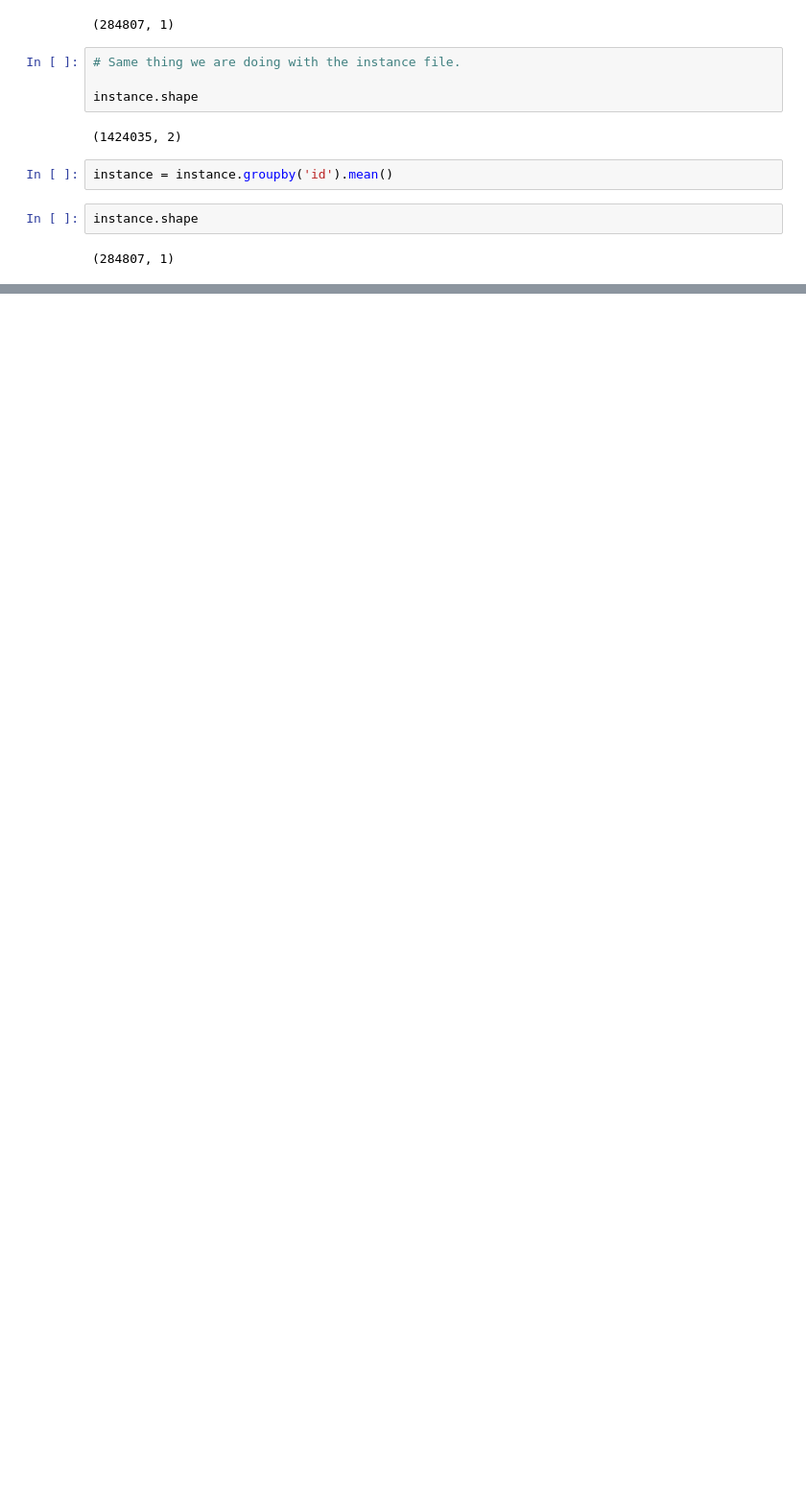
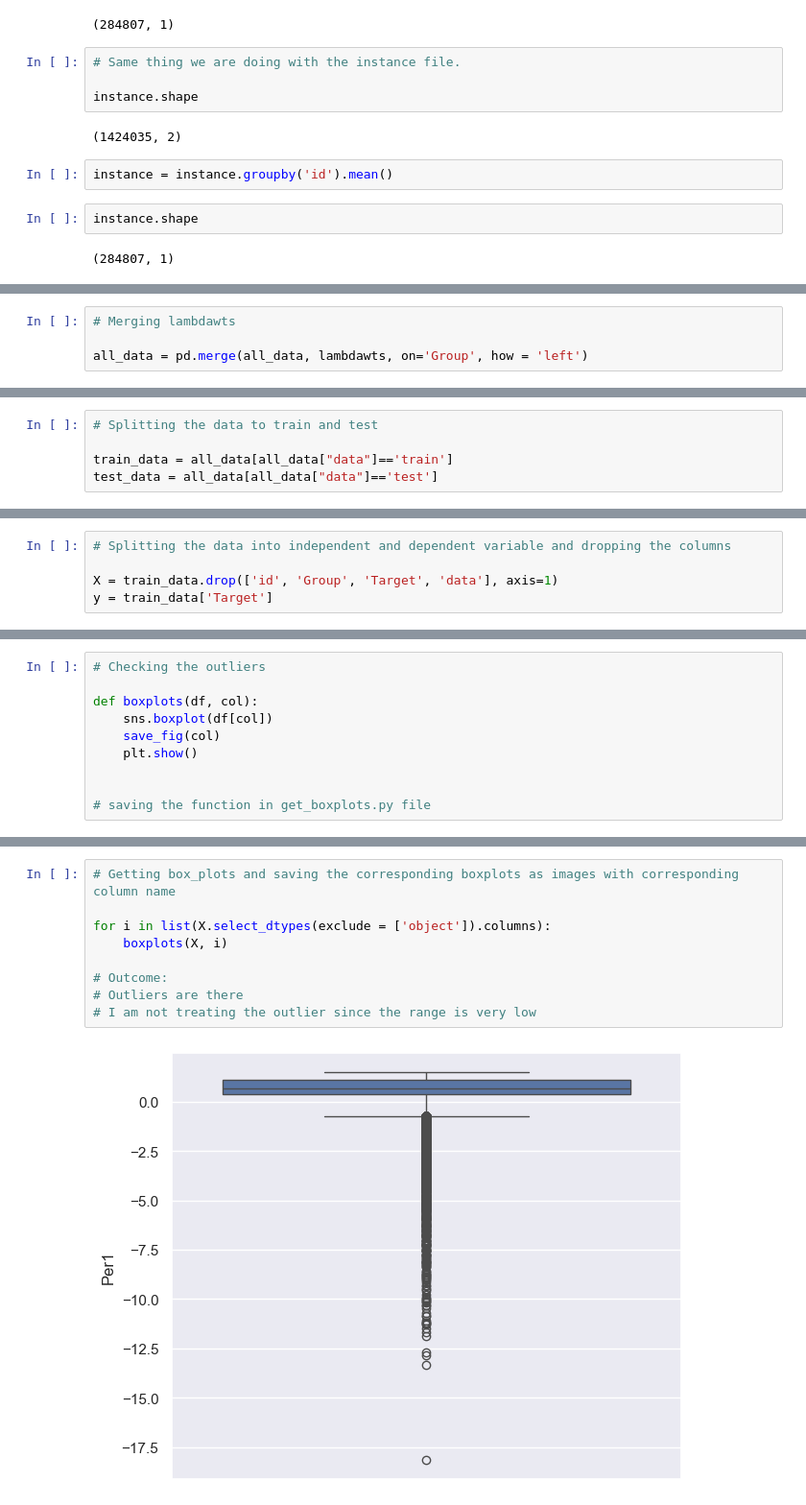
Before and after one commit to bikramcodes/Fraud-Transaction-Detector, a Jupyter notebook: notebooks/data_exploration.ipynb, the cells around one changed output, grey strips where cells are left out. Shown at 96% size. Cells and saved outputs as stored; diff of their text form; blank space fills up the shorter version.

Commit message:
Checked outliers and did stratified sampling

```diff
--- a/notebooks/data_exploration.ipynb
+++ b/notebooks/data_exploration.ipynb
@@ -427,0 +464,4 @@ lambdawts.shape
+# %%
+# Merging lambdawts
+
+all_data = pd.merge(all_data, lambdawts, on='Group', how = 'left')
@@ -427,0 +477,5 @@ lambdawts.shape
+# %%
+# Splitting the data to train and test
+
+train_data = all_data[all_data["data"]=='train']
+test_data = all_data[all_data["data"]=='test']
@@ -427,0 +517,5 @@ lambdawts.shape
+# %%
+# Splitting the data into independent and dependent variable and dropping the columns
+
+X = train_data.drop(['id', 'Group', 'Target', 'data'], axis=1)
+y = train_data['Target']
@@ -427,0 +628,10 @@ lambdawts.shape
+# %%
+# Checking the outliers
+
+def boxplots(df, col):
+    sns.boxplot(df[col])
+    save_fig(col)
+    plt.show()
+
+
+# saving the function in get_boxplots.py file
@@ -427,0 +654,11 @@ lambdawts.shape
+# %%
+# Getting box_plots and saving the corresponding boxplots as images with corresponding column name
+
+for i in list(X.select_dtypes(exclude = ['object']).columns):
+    boxplots(X, i)
+
+# Outcome:
+# Outliers are there
+# I am not treating the outlier since the range is very low
+# %% [output]
+[figure, added]
```
Also changed, not shown: parts of 33 cells of this notebook, 3 other files.
